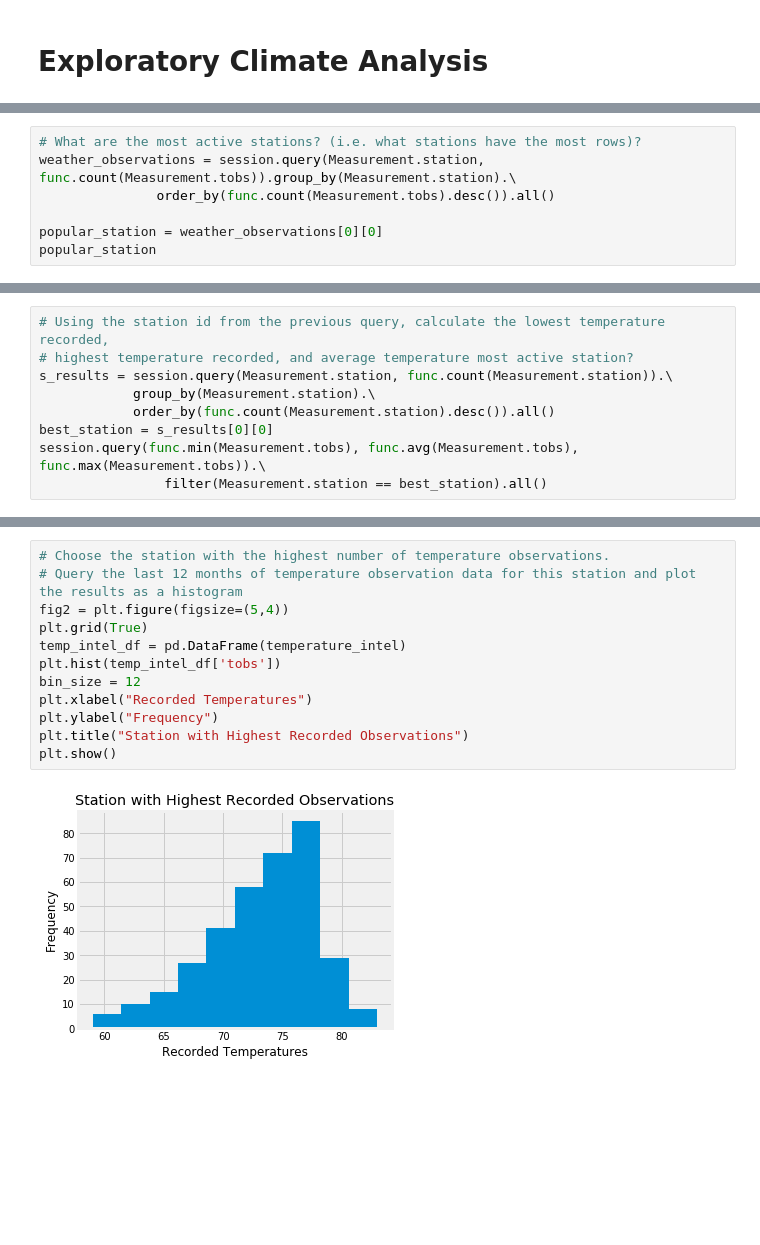
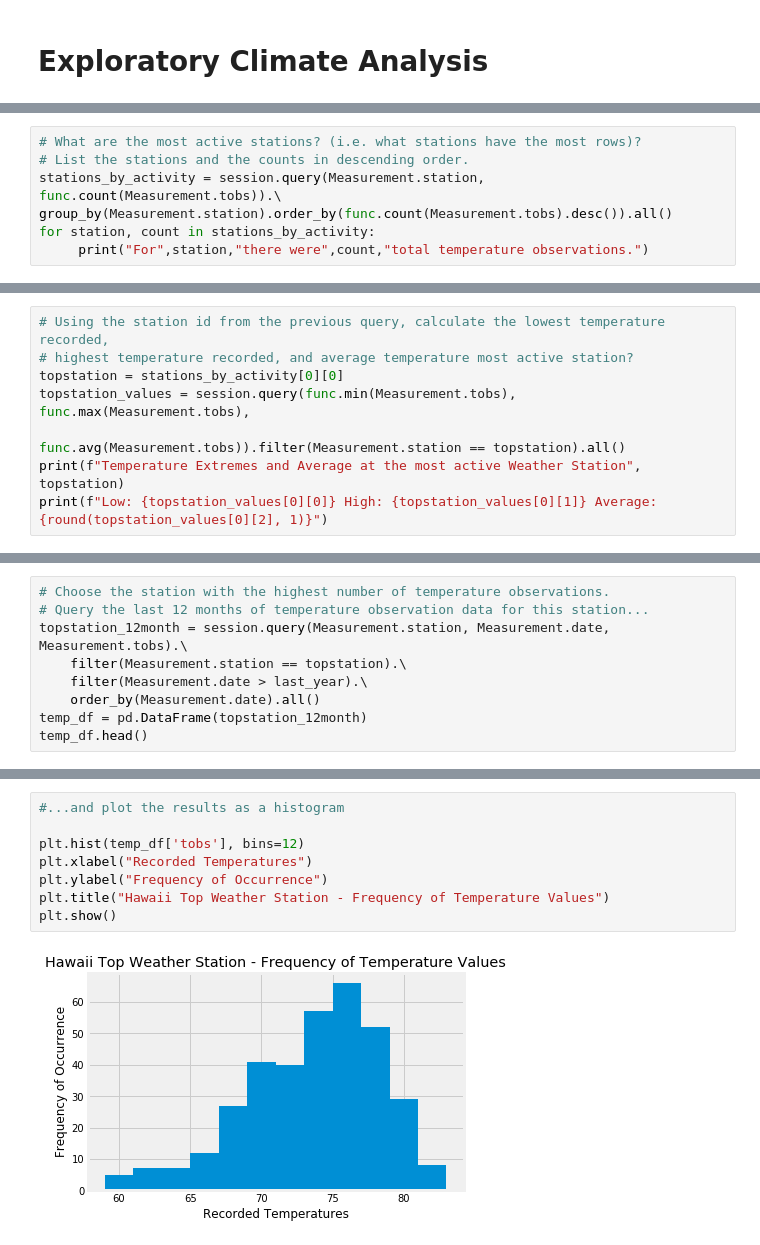
Before and after one commit to mikegoldster/SQLAlchemy_Flask, a Jupyter notebook: climate_starter.ipynb, the cells around one changed output, grey strips where cells are left out. Cells and saved outputs as stored; diff of their text form; blank space fills up the shorter version.

```diff
--- a/climate_starter.ipynb
+++ b/climate_starter.ipynb
@@ -104,8 +121,8 @@ There are 9 stations that are available.
 # %%
 # What are the most active stations? (i.e. what stations have the most rows)?
-weather_observations = session.query(Measurement.station, func.count(Measurement.tobs)).group_by(Measurement.station).\
-               order_by(func.count(Measurement.tobs).desc()).all()
-
-popular_station = weather_observations[0][0]
-popular_station
+# List the stations and the counts in descending order.
+stations_by_activity = session.query(Measurement.station, func.count(Measurement.tobs)).\
+group_by(Measurement.station).order_by(func.count(Measurement.tobs).desc()).all()
+for station, count in stations_by_activity:
+     print("For",station,"there were",count,"total temperature observations.")
 # %% [output]
@@ -146,10 +138,9 @@ this station id: USC00518838 has this many weather observations: 511
 # %%
 # Using the station id from the previous query, calculate the lowest temperature recorded,
 # highest temperature recorded, and average temperature most active station?
-s_results = session.query(Measurement.station, func.count(Measurement.station)).\
-            group_by(Measurement.station).\
-            order_by(func.count(Measurement.station).desc()).all()
-best_station = s_results[0][0]
-session.query(func.min(Measurement.tobs), func.avg(Measurement.tobs), func.max(Measurement.tobs)).\
-                filter(Measurement.station == best_station).all()
+topstation = stations_by_activity[0][0]
+topstation_values = session.query(func.min(Measurement.tobs), func.max(Measurement.tobs),
+                                  func.avg(Measurement.tobs)).filter(Measurement.station == topstation).all()
+print(f"Temperature Extremes and Average at the most active Weather Station", topstation)
+print(f"Low: {topstation_values[0][0]} High: {topstation_values[0][1]} Average: {round(topstation_values[0][2], 1)}")
 # %% [output]
@@ -159,0 +149,9 @@ session.query(func.min(Measurement.tobs), func.avg(Measurement.tobs), func.max(M
+# %%
+# Choose the station with the highest number of temperature observations.
+# Query the last 12 months of temperature observation data for this station...
+topstation_12month = session.query(Measurement.station, Measurement.date, Measurement.tobs).\
+    filter(Measurement.station == topstation).\
+    filter(Measurement.date > last_year).\
+    order_by(Measurement.date).all()
+temp_df = pd.DataFrame(topstation_12month)
+temp_df.head()
@@ -160,16 +165,12 @@ session.query(func.min(Measurement.tobs), func.avg(Measurement.tobs), func.max(M
 # %%
-# Choose the station with the highest number of temperature observations.
-# Query the last 12 months of temperature observation data for this station and plot the results as a histogram
-fig2 = plt.figure(figsize=(5,4))
-plt.grid(True)
-temp_intel_df = pd.DataFrame(temperature_intel)
-plt.hist(temp_intel_df['tobs'])
-bin_size = 12
+#...and plot the results as a histogram
+
+plt.hist(temp_df['tobs'], bins=12)
 plt.xlabel("Recorded Temperatures")
-plt.ylabel("Frequency")
-plt.title("Station with Highest Recorded Observations")
+plt.ylabel("Frequency of Occurrence")
+plt.title("Hawaii Top Weather Station - Frequency of Temperature Values")
 plt.show()
 # %% [output]
-[figure, old version]
+[figure, new version]
 # %% [markdown]
 ![precipitation](Images/station-histogram.png)
```
Also changed, not shown: parts of 24 cells of this notebook.
